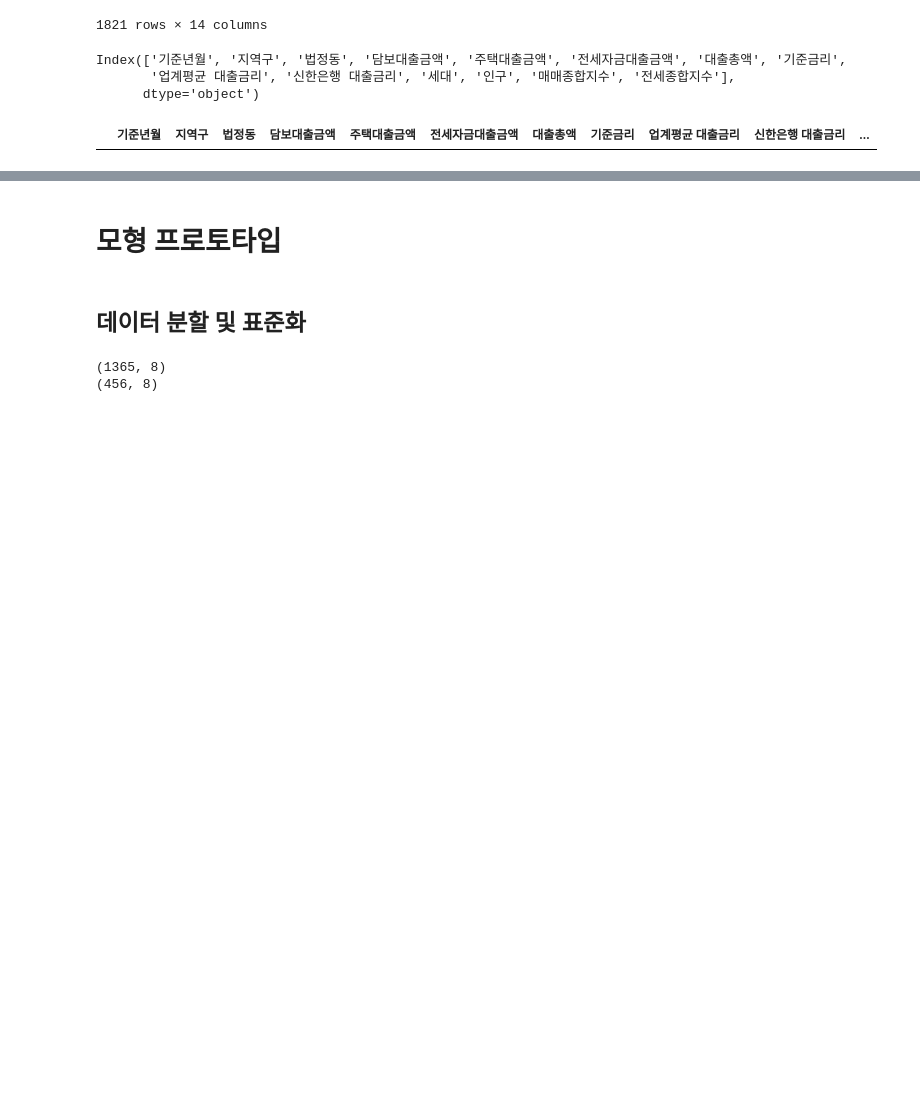
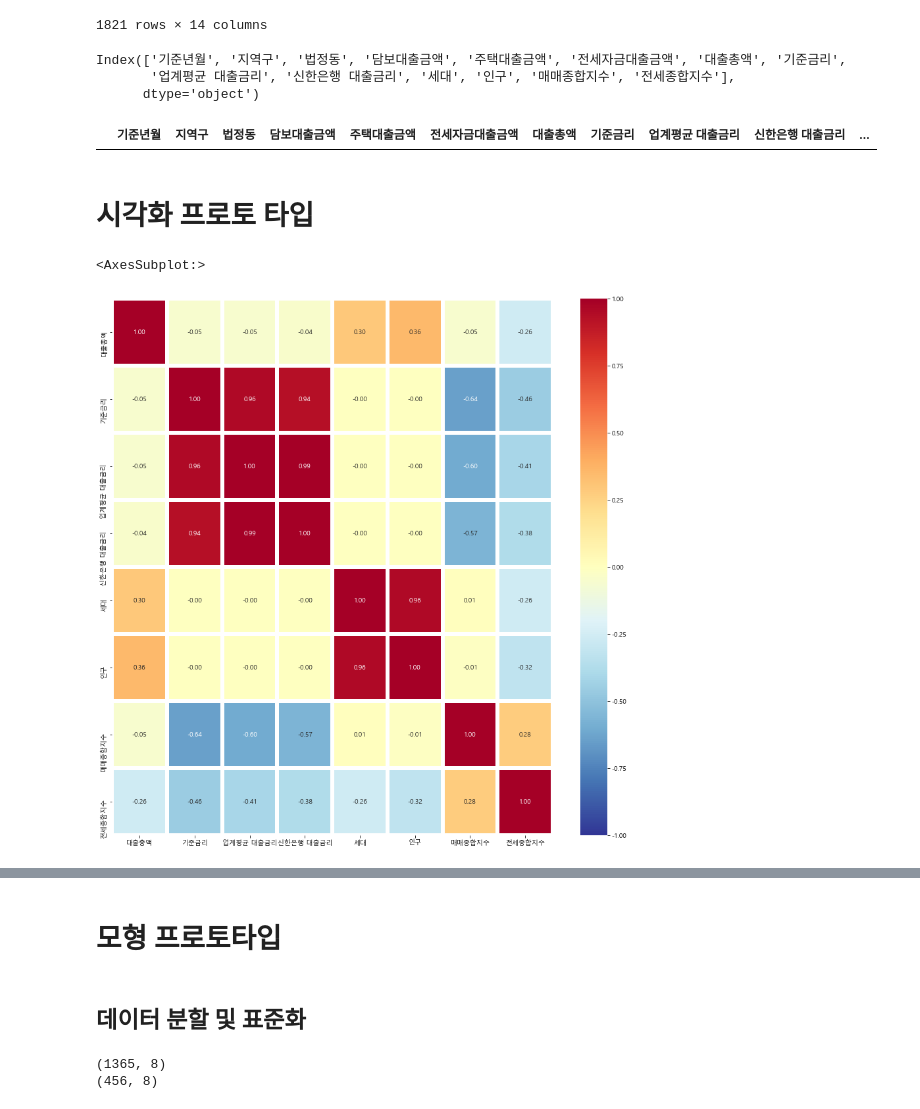
Before and after one commit to jun3599/finacial_-analysis, a Jupyter notebook: A_prototype_of_a_loan_demand_prediction_model.ipynb, the cells around one changed output, grey strips where cells are left out. Cells and saved outputs as stored; diff of their text form; code cells hidden in the pictures; blank space fills up the shorter version.

```diff
--- a/A_prototype_of_a_loan_demand_prediction_model.ipynb
+++ b/A_prototype_of_a_loan_demand_prediction_model.ipynb
@@ -475,3 +475,5 @@ Index(['기준년월', '지역구', '법정동', '담보대출금액', '주택
 data_set.loc[data_set['인구'].isnull()]
 # %% [output]
 |  | 기준년월 | 지역구 | 법정동 | 담보대출금액 | 주택대출금액 | 전세자금대출금액 | 대출총액 | 기준금리 | 업계평균 대출금리 | 신한은행 대출금리 | ... |
+# %% [markdown]
+# 시각화 프로토 타입
@@ -477,0 +483,13 @@ data_set.loc[data_set['인구'].isnull()]
+# %%
+plt.rcParams['axes.unicode_minus'] = False
+plt.rcParams['font.family'] = 'Malgun Gothic'
+# %%
+result = data_set[['대출총액', '기준금리',
+       '업계평균 대출금리', '신한은행 대출금리', '세대', '인구', '매매종합지수', '전세종합지수']]
+# %%
+plt.figure(figsize=(15,15))
+sns.heatmap(data = result.corr(), annot=True, fmt='.2f',linewidths=5,
+            cmap='RdYlBu_r',vmin=-1,vmax=1)
+# %% [output]
+<AxesSubplot:>
+[figure, added]
```
Also changed, not shown: parts of 82 cells of this notebook, 1 other file.
